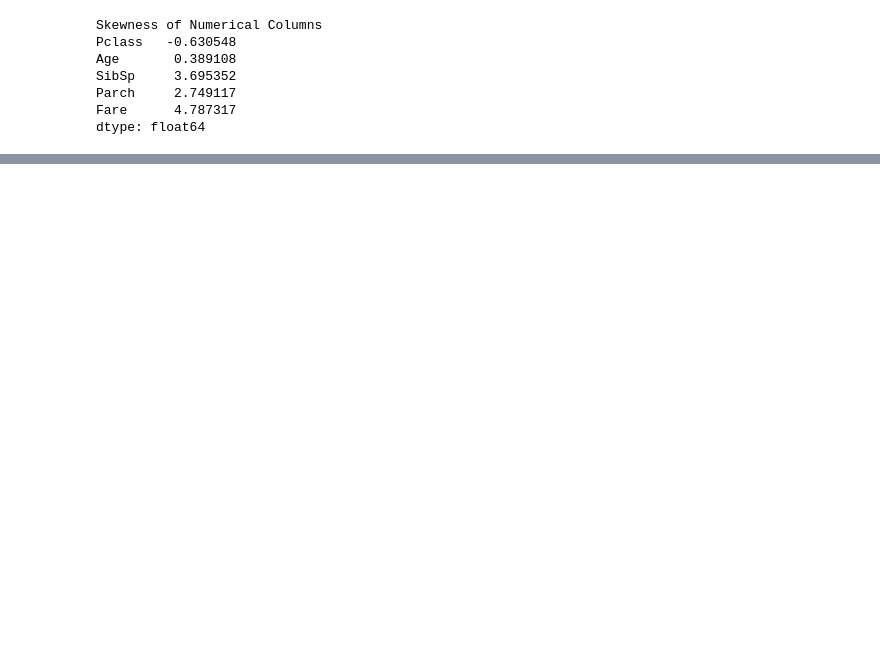
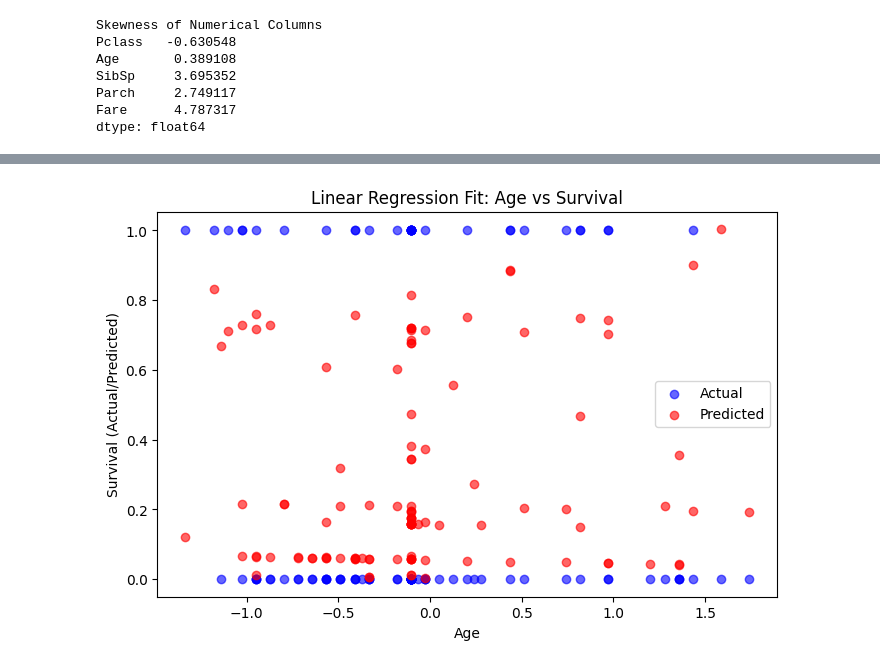
Before and after one commit to BHUMIKAA-B/ai, a Jupyter notebook: _AIML_Task.ipynb, the cells around one changed output, grey strips where cells are left out. Cells and saved outputs as stored; diff of their text form; code cells hidden in the pictures; blank space fills up the shorter version.

```diff
--- a/_AIML_Task.ipynb
+++ b/_AIML_Task.ipynb
@@ -336,3 +336,8 @@ SibSp     3.695352
 Parch     2.749117
 Fare      4.787317
 dtype: float64
+# %%
+from sklearn.linear_model import LinearRegression
+model = LinearRegression()
+model.fit(X_train, y_train)
+y_pred = model.predict(X_test)
@@ -338,0 +374,11 @@ dtype: float64
+# %%
+plt.figure(figsize=(8,5))
+plt.scatter(X_test['Age'], y_test, color='blue', label='Actual', alpha=0.6)
+plt.scatter(X_test['Age'], y_pred, color='red', label='Predicted', alpha=0.6)
+plt.xlabel('Age')
+plt.ylabel('Survival (Actual/Predicted)')
+plt.title('Linear Regression Fit: Age vs Survival')
+plt.legend()
+plt.show()
+# %% [output]
+[figure, added]
```
Also changed, not shown: parts of 11 cells of this notebook.
